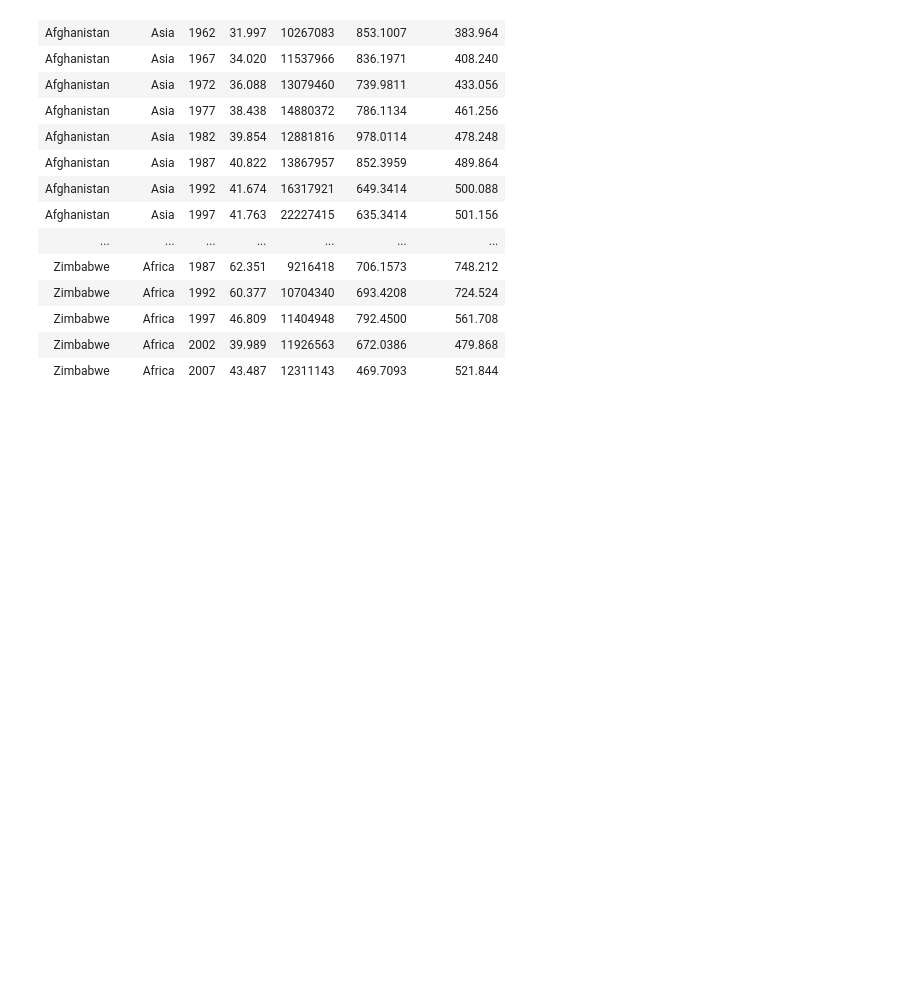
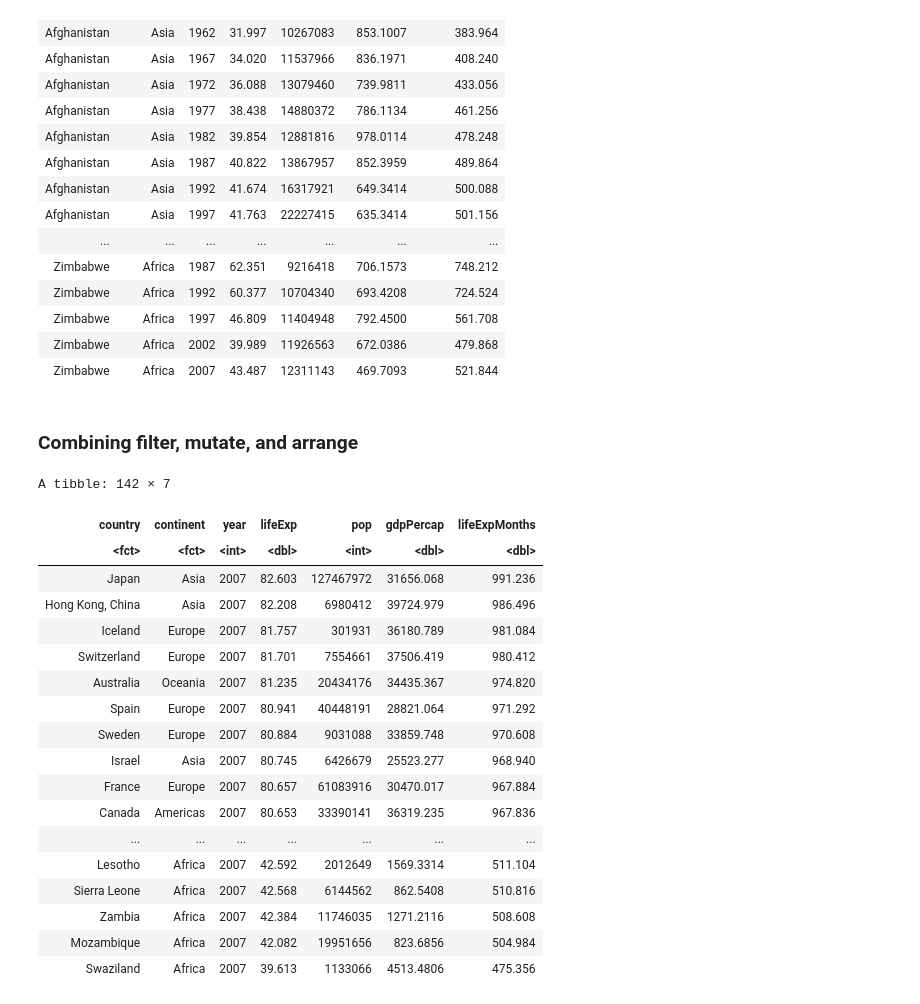
Before and after one commit to ozlerhakan/datacamp, a Jupyter notebook: Introduction to the Tidyverse/chapter1.ipynb, the cells around one changed output. Cells and saved outputs as stored; diff of their text form; code cells hidden in the pictures; blank space fills up the shorter version.

Commit message:
apply filter, mutate, and order

```diff
--- a/Introduction to the Tidyverse/chapter1.ipynb
+++ b/Introduction to the Tidyverse/chapter1.ipynb
@@ -204,3 +204,31 @@ A tibble: 1704 × 7
 | Zimbabwe | Africa | 1997 | 46.809 | 11404948 | 792.4500 | 561.708 |
 | Zimbabwe | Africa | 2002 | 39.989 | 11926563 | 672.0386 | 479.868 |
 | Zimbabwe | Africa | 2007 | 43.487 | 12311143 | 469.7093 | 521.844 |
+# %% [markdown]
+### Combining filter, mutate, and arrange
+# %%
+
+gapminder %>%
+    filter(year==2007) %>%
+    mutate(lifeExpMonths = lifeExp * 12) %>%
+    arrange(desc(lifeExpMonths))
+# %% [output]
+A tibble: 142 × 7
+| country | continent | year | lifeExp | pop | gdpPercap | lifeExpMonths |
+| <fct> | <fct> | <int> | <dbl> | <int> | <dbl> | <dbl> |
+| Japan | Asia | 2007 | 82.603 | 127467972 | 31656.068 | 991.236 |
+| Hong Kong, China | Asia | 2007 | 82.208 | 6980412 | 39724.979 | 986.496 |
+| Iceland | Europe | 2007 | 81.757 | 301931 | 36180.789 | 981.084 |
+| Switzerland | Europe | 2007 | 81.701 | 7554661 | 37506.419 | 980.412 |
+| Australia | Oceania | 2007 | 81.235 | 20434176 | 34435.367 | 974.820 |
+| Spain | Europe | 2007 | 80.941 | 40448191 | 28821.064 | 971.292 |
+| Sweden | Europe | 2007 | 80.884 | 9031088 | 33859.748 | 970.608 |
+| Israel | Asia | 2007 | 80.745 | 6426679 | 25523.277 | 968.940 |
+| France | Europe | 2007 | 80.657 | 61083916 | 30470.017 | 967.884 |
+| Canada | Americas | 2007 | 80.653 | 33390141 | 36319.235 | 967.836 |
+| ... | ... | ... | ... | ... | ... | ... |
+| Lesotho | Africa | 2007 | 42.592 | 2012649 | 1569.3314 | 511.104 |
+| Sierra Leone | Africa | 2007 | 42.568 | 6144562 | 862.5408 | 510.816 |
+| Zambia | Africa | 2007 | 42.384 | 11746035 | 1271.2116 | 508.608 |
+| Mozambique | Africa | 2007 | 42.082 | 19951656 | 823.6856 | 504.984 |
+| Swaziland | Africa | 2007 | 39.613 | 1133066 | 4513.4806 | 475.356 |
```
